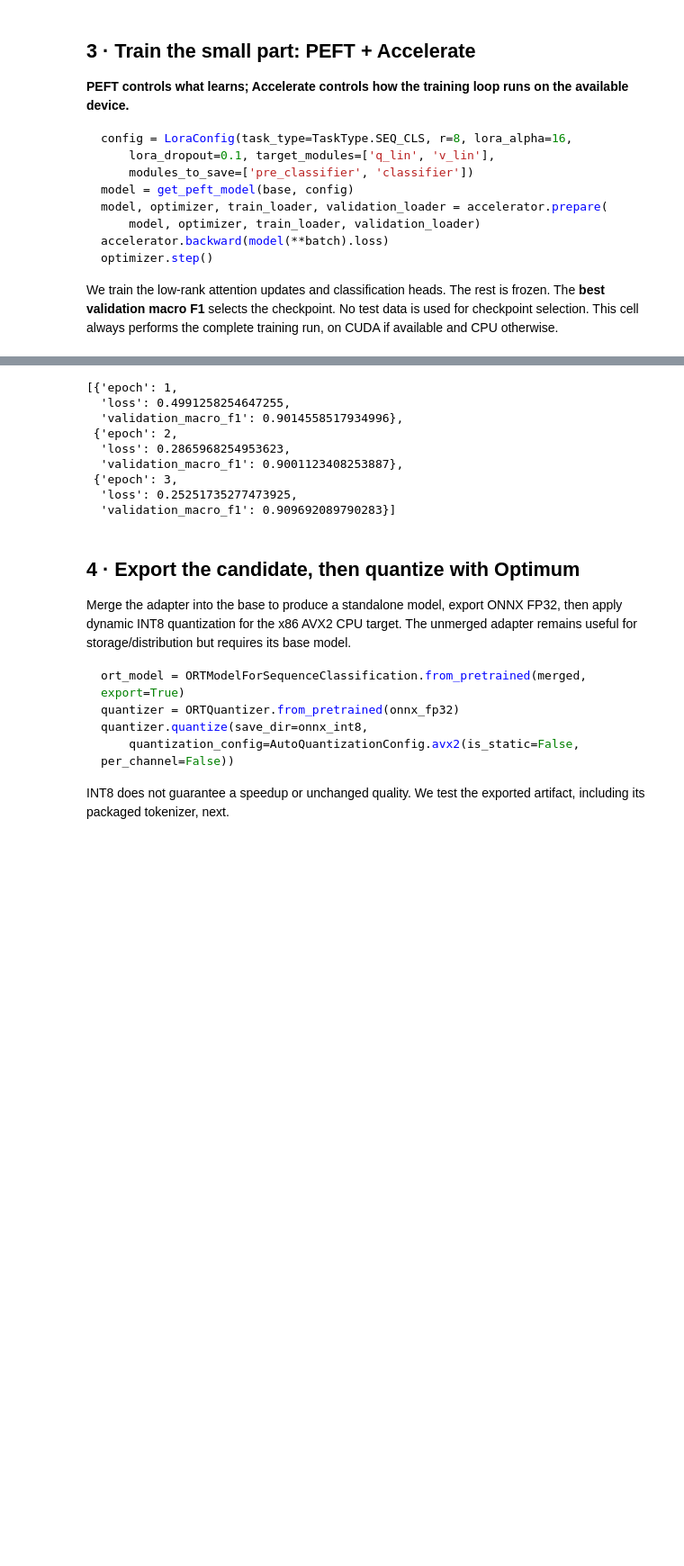
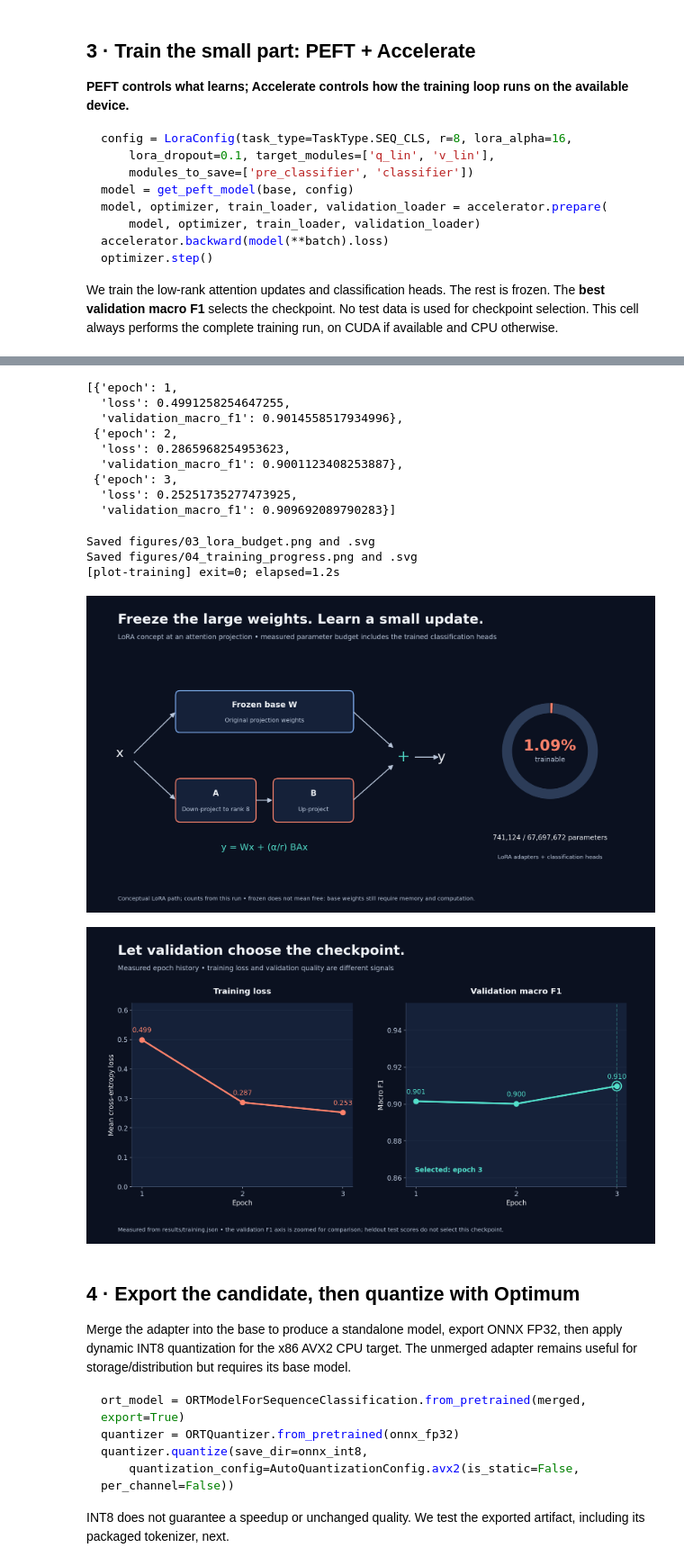
Before and after one commit to jemsbhai/bringing-the-heat, a Jupyter notebook: demo/Bringing_the_Heat_Colab_executed.ipynb, the cells around one changed output, grey strips where cells are left out. Shown at 90% size. Saved outputs shown, nothing was run; the diff lists cells and outputs as text; code cells hidden in the pictures; blank space fills up the shorter version.

```diff
--- a/demo/Bringing_the_Heat_Colab_executed.ipynb
+++ b/demo/Bringing_the_Heat_Colab_executed.ipynb
@@ -202,4 +216,5 @@ print(f"Trainable: {training['trainable_parameters']:,} / {training['total_param
 display([{'epoch': item['epoch'], 'loss': item['mean_loss'],
           'validation_macro_f1': item['validation']['macro_f1']}
          for item in training['history']])
+draw('training', '03_lora_budget', '04_training_progress')
 # %% [output]
@@ -222,13 +237,18 @@ Validation macro F1: 0.9097
 Trainable: 741,124 / 67,697,672 (1.09%)
 [{'epoch': 1,
   'loss': 0.4991258254647255,
   'validation_macro_f1': 0.9014558517934996},
  {'epoch': 2,
   'loss': 0.2865968254953623,
   'validation_macro_f1': 0.9001123408253887},
  {'epoch': 3,
   'loss': 0.25251735277473925,
   'validation_macro_f1': 0.909692089790283}]
+Saved figures/03_lora_budget.png and .svg
+Saved figures/04_training_progress.png and .svg
+[plot-training] exit=0; elapsed=1.2s
+[figure, added]
+[figure, added]
 # %% [markdown]
 ## 4 · Export the candidate, then quantize with Optimum
 Merge the adapter into the base to produce a standalone model, export ONNX FP32, then apply dynamic INT8 quantization for the x86 AVX2 CPU target. The unmerged adapter remains useful for storage/distribution but requires its base model.
```
Also changed, not shown: parts of 12 cells of this notebook, 38 other files.
